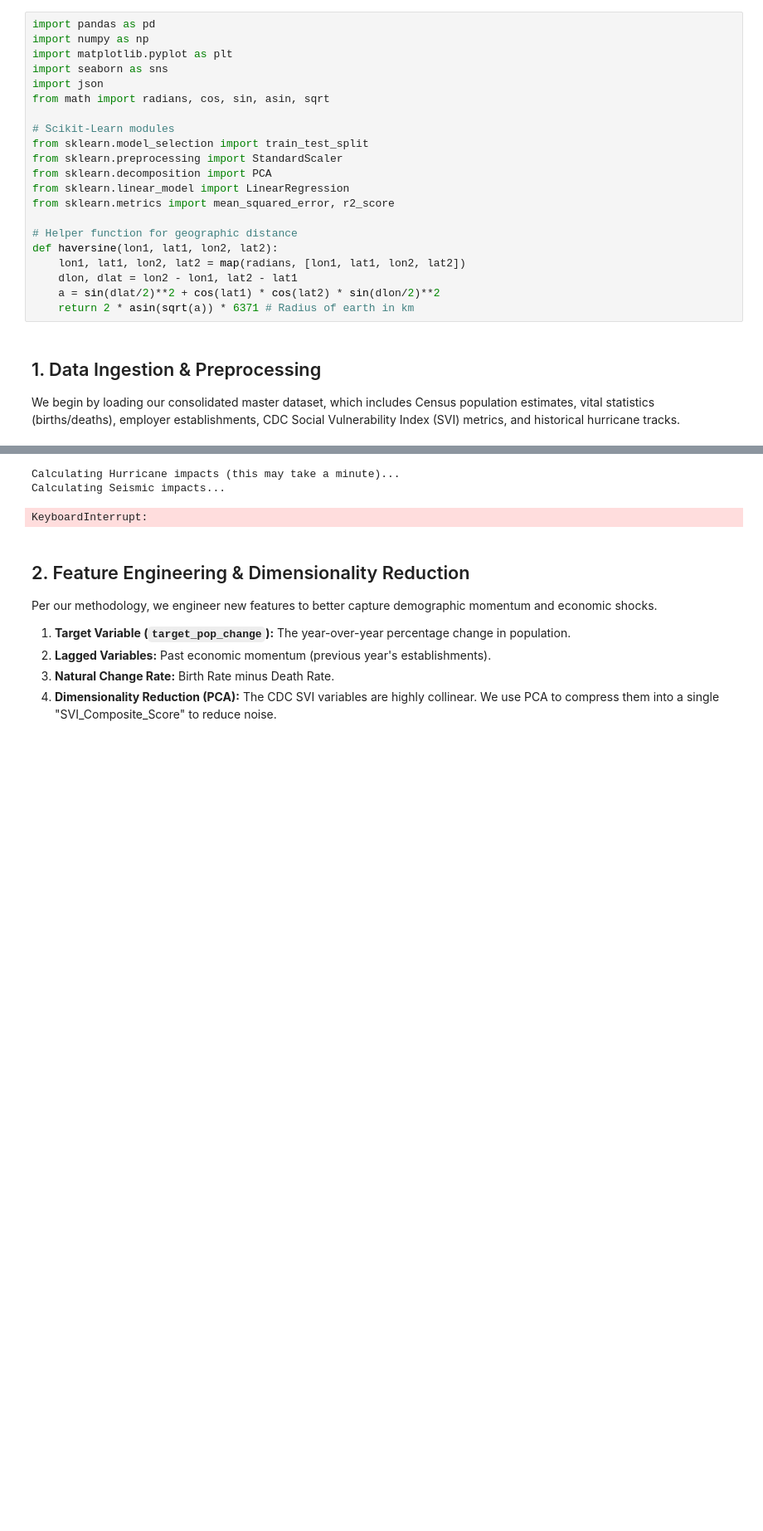
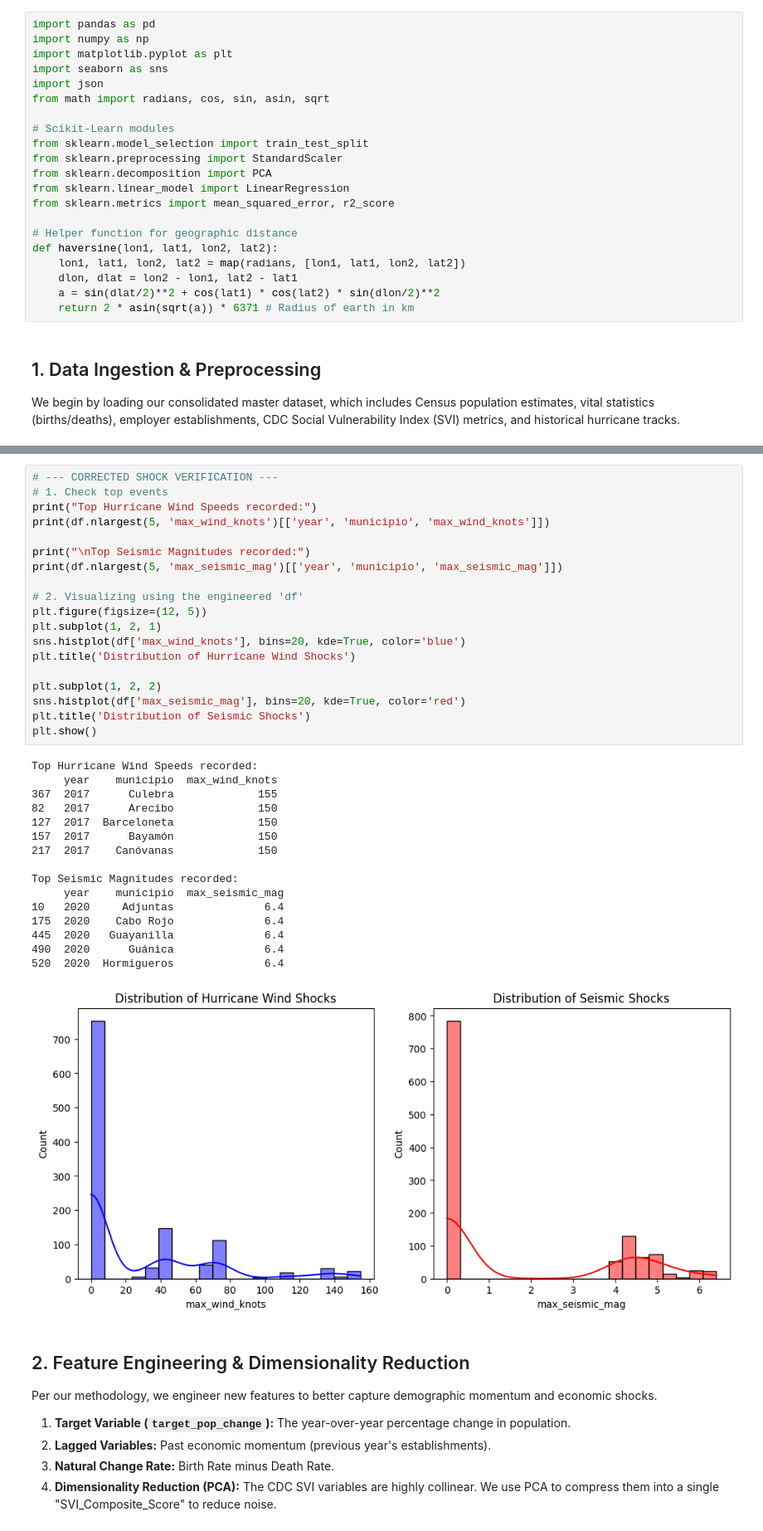
Before and after one commit to Venettov/CAPSTONE_DATA_SCIENCE_RIVERARUIZ, a Jupyter notebook: analysis/Phase1_Feature_Engineering_and_Baseline.ipynb, the cells around one changed output, grey strips where cells are left out. Shown at 83% size. Cells and saved outputs as stored; diff of their text form; blank space fills up the shorter version.

```diff
--- a/analysis/Phase1_Feature_Engineering_and_Baseline.ipynb
+++ b/analysis/Phase1_Feature_Engineering_and_Baseline.ipynb
@@ -143,8 +133,39 @@ Calculating Seismic impacts (e.g., 2020 swarm)...
 # %%
+# --- CORRECTED SHOCK VERIFICATION ---
+# 1. Check top events
+print("Top Hurricane Wind Speeds recorded:")
+print(df.nlargest(5, 'max_wind_knots')[['year', 'municipio', 'max_wind_knots']])
+
+print("\nTop Seismic Magnitudes recorded:")
+print(df.nlargest(5, 'max_seismic_mag')[['year', 'municipio', 'max_seismic_mag']])
+
+# 2. Visualizing using the engineered 'df'
+plt.figure(figsize=(12, 5))
+plt.subplot(1, 2, 1)
+sns.histplot(df['max_wind_knots'], bins=20, kde=True, color='blue')
+plt.title('Distribution of Hurricane Wind Shocks')
+
+plt.subplot(1, 2, 2)
+sns.histplot(df['max_seismic_mag'], bins=20, kde=True, color='red')
+plt.title('Distribution of Seismic Shocks')
+plt.show()
 # %% [output]
-Calculating Hurricane impacts (this may take a minute)...
-Calculating Seismic impacts...
+Top Hurricane Wind Speeds recorded:
+     year    municipio  max_wind_knots
+367  2017      Culebra             155
+82   2017      Arecibo             150
+127  2017  Barceloneta             150
+157  2017      Bayamón             150
+217  2017    Canóvanas             150
+
+Top Seismic Magnitudes recorded:
+     year    municipio  max_seismic_mag
+10   2020     Adjuntas              6.4
+175  2020    Cabo Rojo              6.4
+445  2020   Guayanilla              6.4
+490  2020      Guánica              6.4
+520  2020  Hormigueros              6.4
-KeyboardInterrupt:
+[figure, added]
 # %% [markdown]
 ## 2. Feature Engineering & Dimensionality Reduction
 Per our methodology, we engineer new features to better capture demographic momentum and economic shocks.
```
Also changed, not shown: parts of 6 cells of this notebook, 3 other files.
